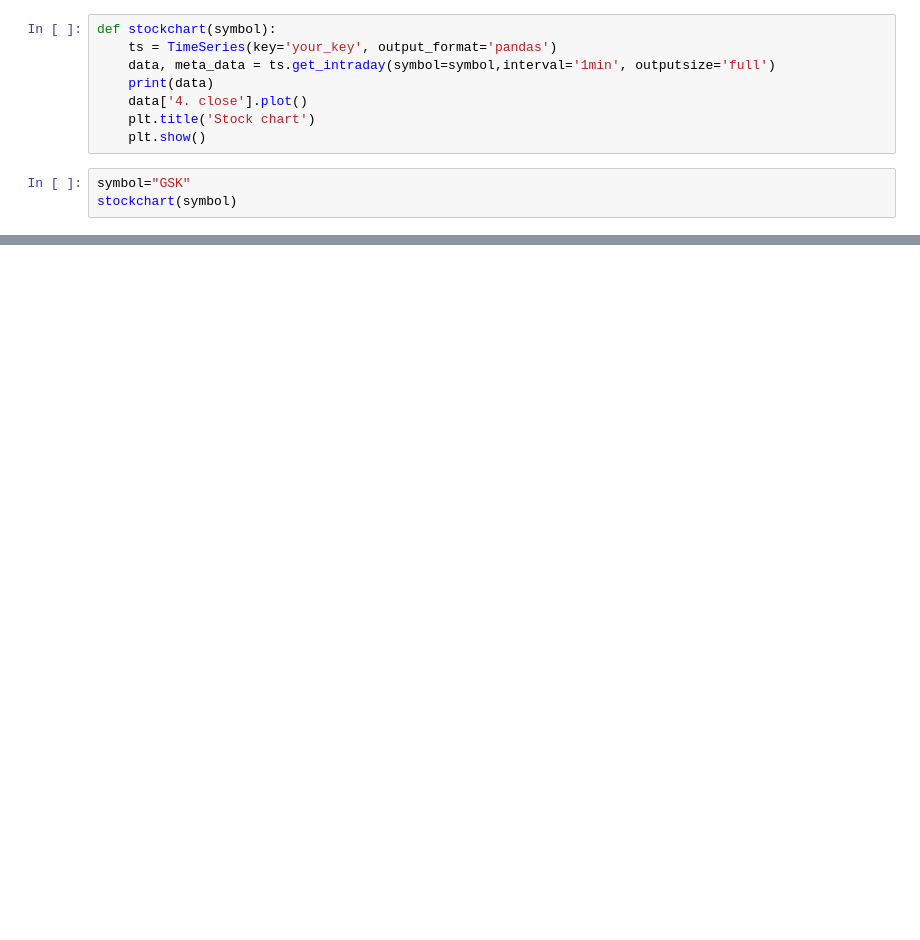
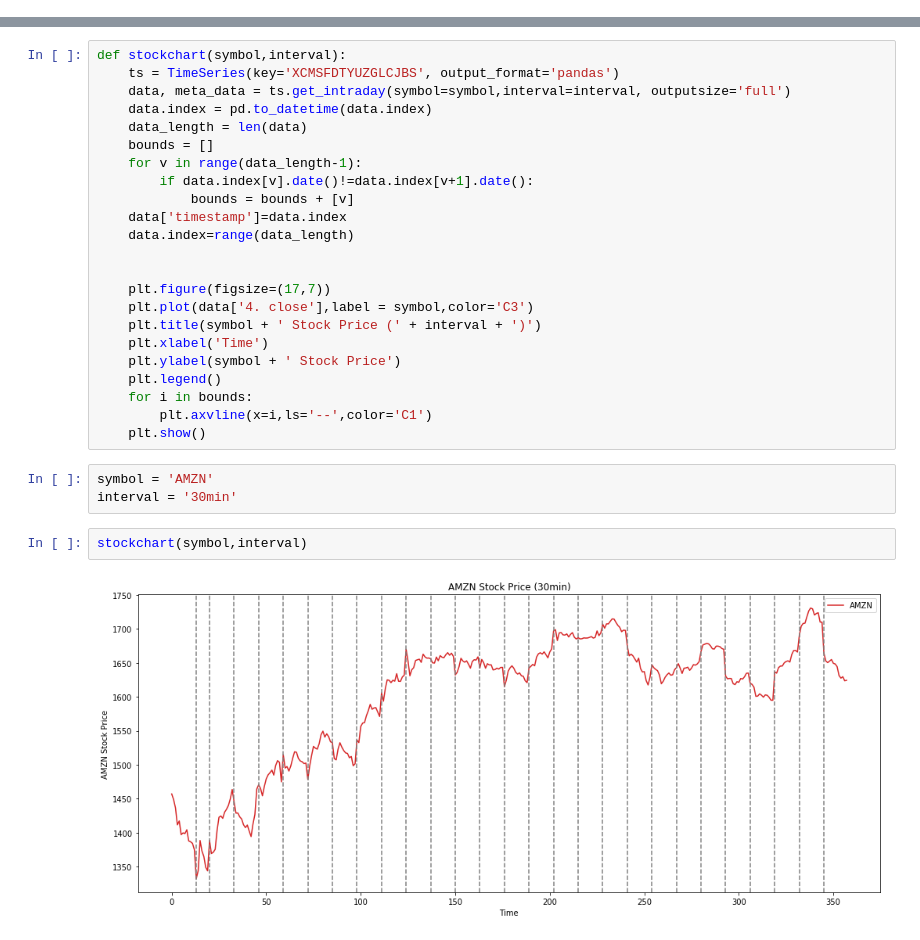
Before and after one commit to zhems/StockDashboard, a Jupyter notebook: Dashboard.ipynb, the cells around one changed output, grey strips where cells are left out. Saved outputs shown, nothing was run; the diff lists cells and outputs as text; blank space fills up the shorter version.

Commit message:
Intraday done

```diff
--- a/Dashboard.ipynb
+++ b/Dashboard.ipynb
@@ -4,12 +5 @@ import matplotlib.pyplot as plt
 import sys
-# %%
-def stockchart(symbol):
-    ts = TimeSeries(key='your_key', output_format='pandas')
-    data, meta_data = ts.get_intraday(symbol=symbol,interval='1min', outputsize='full')
-    print(data)
-    data['4. close'].plot()
-    plt.title('Stock chart')
-    plt.show()
-# %%
-symbol="GSK"
-stockchart(symbol)
@@ -34,0 +6,30 @@ date
+# %%
+def stockchart(symbol,interval):
+    ts = TimeSeries(key='XCMSFDTYUZGLCJBS', output_format='pandas')
+    data, meta_data = ts.get_intraday(symbol=symbol,interval=interval, outputsize='full')
+    data.index = pd.to_datetime(data.index)
+    data_length = len(data)
+    bounds = []
+    for v in range(data_length-1):
+        if data.index[v].date()!=data.index[v+1].date():
+            bounds = bounds + [v]
+    data['timestamp']=data.index
+    data.index=range(data_length)
+
+
+    plt.figure(figsize=(17,7))
+    plt.plot(data['4. close'],label = symbol,color='C3')
+    plt.title(symbol + ' Stock Price (' + interval + ')')
+    plt.xlabel('Time')
+    plt.ylabel(symbol + ' Stock Price')
+    plt.legend()
+    for i in bounds:
+        plt.axvline(x=i,ls='--',color='C1')
+    plt.show()
+# %%
+symbol = 'AMZN'
+interval = '30min'
+# %%
+stockchart(symbol,interval)
+# %% [output]
+[figure, added]
```
Also changed, not shown: parts of 2 cells of this notebook.
